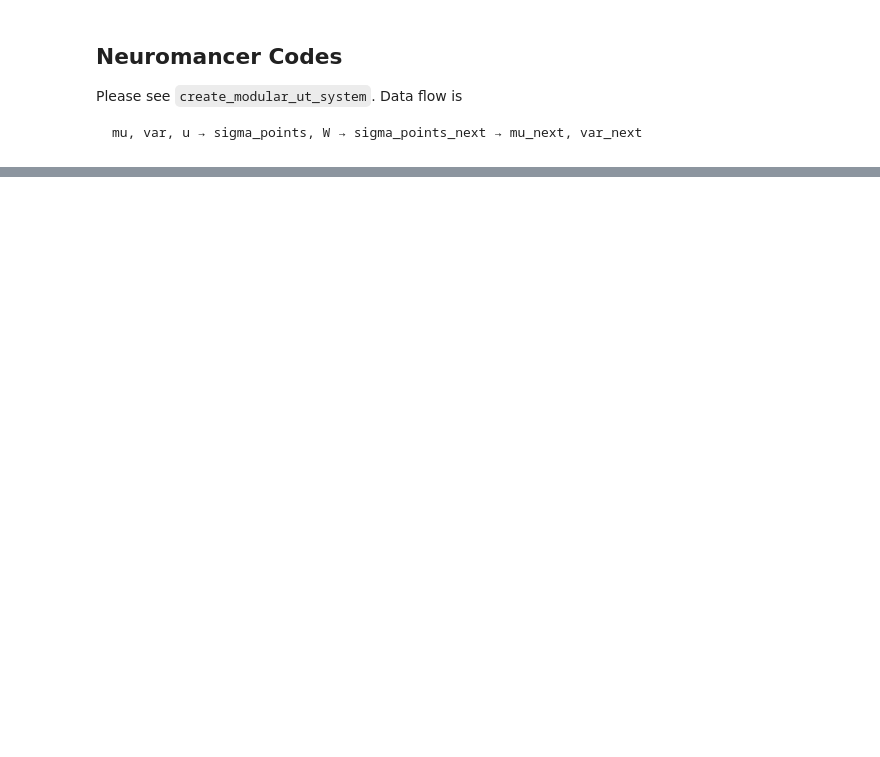
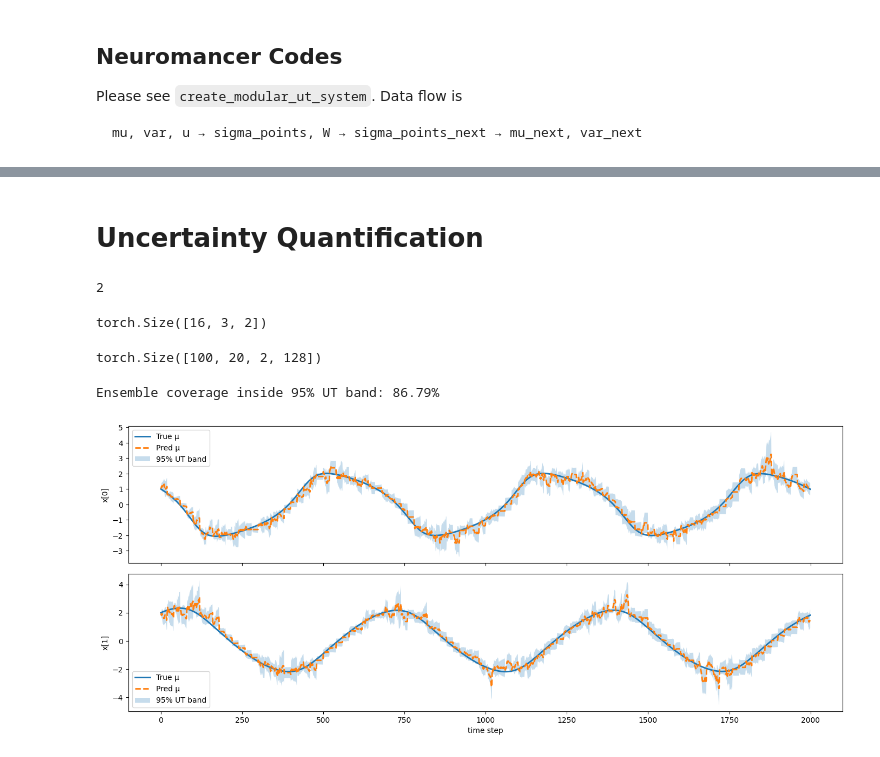
Before and after one commit to pnnl/NeuroSDE, a Jupyter notebook: notebooks/neuromancer_sandbox.ipynb, the cells around one changed output, grey strips where cells are left out. Drawn from its saved outputs; the diff is of its cells as text; code cells hidden in the pictures; blank space fills up the shorter version.

```diff
--- a/notebooks/neuromancer_sandbox.ipynb
+++ b/notebooks/neuromancer_sandbox.ipynb
@@ -577,0 +1239,2 @@ class UTSystemConfig:
+# %% [markdown]
+# Uncertainty Quantification
@@ -577,0 +1311,73 @@ class UTSystemConfig:
+# %%
+T
+# %% [output]
+2
+# %%
+pred_mu.shape
+# %% [output]
+torch.Size([16, 3, 2])
+# %%
+test_outputs['X'].shape
+# %% [output]
+torch.Size([100, 20, 2, 128])
+# %%
+# --- Align time lengths BEFORE flattening ---
+
+pred_mu  = test_outputs['mu0']           # [B, Tp, nx] (likely Tp = Tt + 1)
+pred_var = test_outputs['var0']          # [B, Tp, nx]
+true_mu  = test_batch['mu']              # [B, Tt, nx]
+X        = test_batch['X']               # [B, Tt, nx, E]
+
+Bp, Tp, nx = pred_mu.shape
+Bt, Tt, _  = true_mu.shape
+B = min(Bp, Bt)
+
+if Tp == Tt + 1:
+    # Drop the initial step from predictions so they line up with truth
+    pred_mu_use  = pred_mu[:B, 1:, :]            # [B, Tt, nx]
+    pred_var_use = pred_var[:B, 1:, :]           # [B, Tt, nx]
+    true_mu_use  = true_mu[:B, :, :]             # [B, Tt, nx]
+    X_use        = X[:B, :, :, :]                # [B, Tt, nx, E]
+else:
+    # Fallback: use the common min length
+    Tuse = min(Tp, Tt)
+    pred_mu_use  = pred_mu[:B, :Tuse, :]
+    pred_var_use = pred_var[:B, :Tuse, :]
+    true_mu_use  = true_mu[:B, :Tuse, :]
+    X_use        = X[:B, :Tuse, :, :]
+
+# --- Bands (state-wise 95%) ---
+std     = torch.sqrt(pred_var_use.clamp_min(1e-12))
+band_lo = pred_mu_use - 1.96 * std   # [B, T, nx]
+band_hi = pred_mu_use + 1.96 * std
+
+# --- Flatten windows in time order (since shuffle=False) ---
+# shapes become [nx, B*T]
+mu_pred = pred_mu_use.detach().cpu().numpy().reshape(-1, nx).T
+mu_true = true_mu_use.detach().cpu().numpy().reshape(-1, nx).T
+lo_flat = band_lo.detach().cpu().numpy().reshape(-1, nx).T
+hi_flat = band_hi.detach().cpu().numpy().reshape(-1, nx).T
+
+# --- Coverage using particles vs bands (now same length) ---
+X_np   = X_use.detach().cpu().numpy()                                 # [B,T,nx,E]
+X_flat = X_np.reshape(-1, X_np.shape[2], X_np.shape[3]).transpose(1,0,2)  # [nx, B*T, E]
+
+inside   = (X_flat >= lo_flat[:, :, None]) & (X_flat <= hi_flat[:, :, None])
+coverage = inside.mean()
+print(f"Ensemble coverage inside 95% UT band: {coverage*100:.2f}%")
+
+# --- Plot with bands ---
+import matplotlib.pyplot as plt
+nx_, Ttot = mu_pred.shape[0], mu_pred.shape[1]
+fig, axes = plt.subplots(nx_, 1, figsize=(14, 3*nx_), sharex=True)
+axes = [axes] if nx_ == 1 else axes
+for i, ax in enumerate(axes):
+    ax.plot(mu_true[i], lw=2, label='True μ')
+    ax.plot(mu_pred[i], '--', lw=2, label='Pred μ')
+    ax.fill_between(range(Ttot), lo_flat[i], hi_flat[i], alpha=0.25, label='95% UT band')
+    ax.set_ylabel(f'x[{i}]'); ax.legend(loc='best')
+axes[-1].set_xlabel('time step')
+plt.tight_layout(); plt.show()
+# %% [output]
+Ensemble coverage inside 95% UT band: 86.79%
+[figure, added]
```
Also changed, not shown: parts of 24 cells of this notebook.
